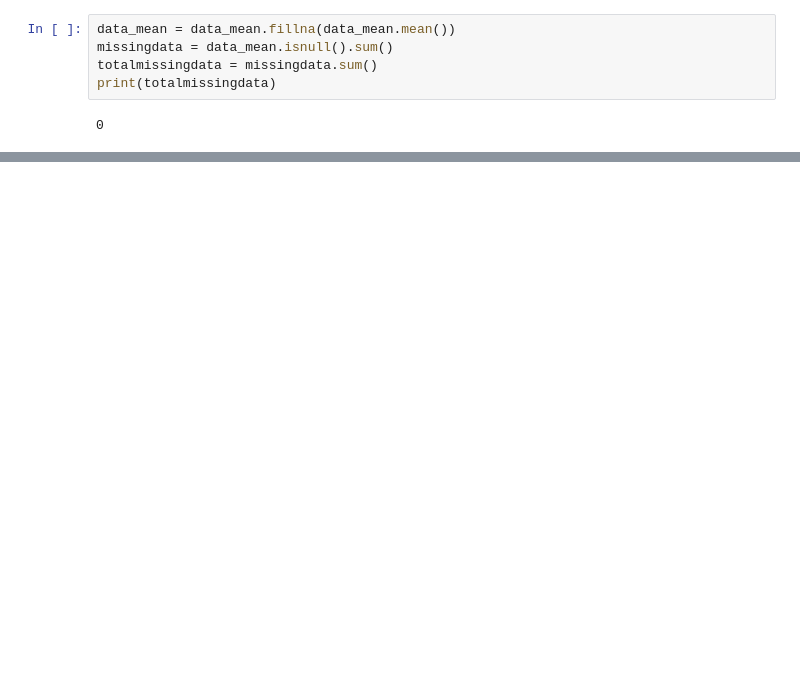
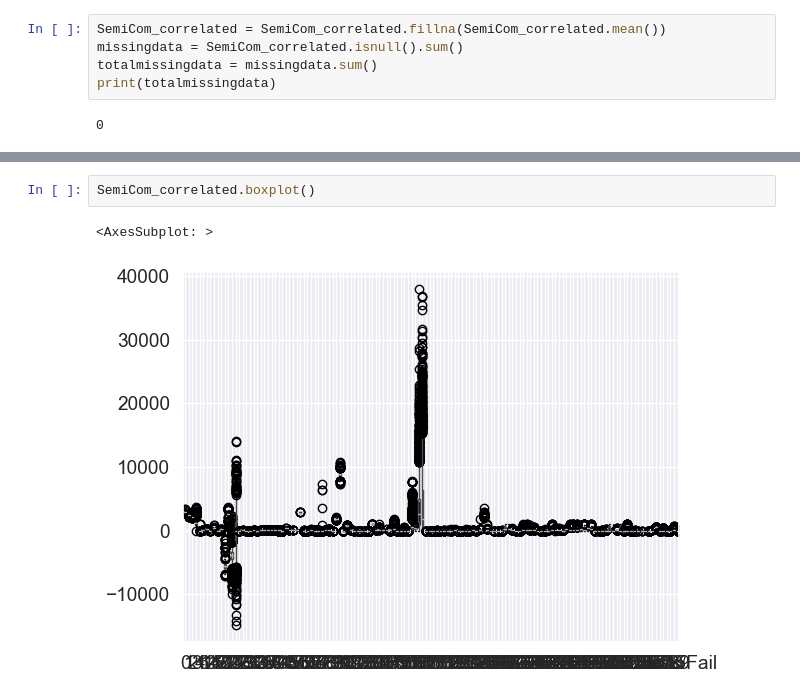
Before and after one commit to alexxtodea/DataAnalytics, a Jupyter notebook: MiniProject/Naamloos.ipynb, the cells around one changed output, grey strips where cells are left out. Saved outputs shown, nothing was run; the diff lists cells and outputs as text; blank space fills up the shorter version.

```diff
--- a/MiniProject/Naamloos.ipynb
+++ b/MiniProject/Naamloos.ipynb
@@ -202,6 +255,6 @@ from matplotlib import pyplot as plt
 # %%
-data_mean = data_mean.fillna(data_mean.mean())
-missingdata = data_mean.isnull().sum()
+SemiCom_correlated = SemiCom_correlated.fillna(SemiCom_correlated.mean())
+missingdata = SemiCom_correlated.isnull().sum()
 totalmissingdata = missingdata.sum()
 print(totalmissingdata)
 # %% [output]
@@ -215,0 +268,5 @@ print(totalmissingdata2)
+# %%
+SemiCom_correlated.boxplot()
+# %% [output]
+<AxesSubplot: >
+[figure, added]
```
Also changed, not shown: parts of 18 cells of this notebook.
